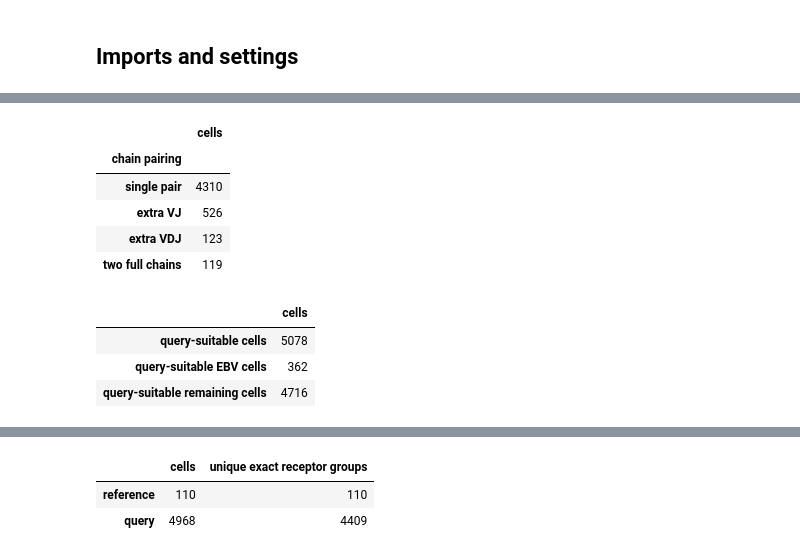
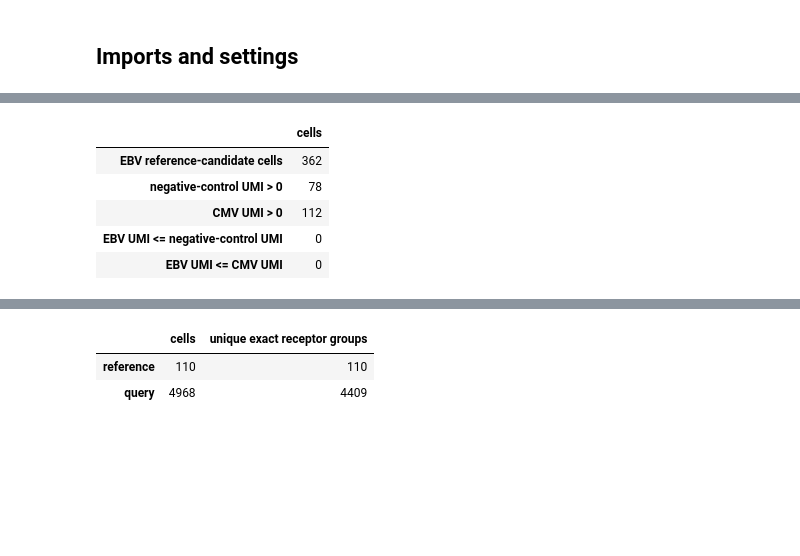
Before and after one commit to scverse/scirpy, a Jupyter notebook: docs/tutorials/tutorial_beam_t_query.ipynb, the cells around one changed output, grey strips where cells are left out. Saved outputs shown, nothing was run; the diff lists cells and outputs as text; code cells hidden in the pictures; blank space fills up the shorter version.

Commit message:
docs: address BEAM-T tutorial review

```diff
--- a/docs/tutorials/tutorial_beam_t_query.ipynb
+++ b/docs/tutorials/tutorial_beam_t_query.ipynb
@@ -18,5 +17,5 @@ This tutorial keeps `EBV_score` and `CMV_score` as continuous metadata throughou
 # %%
-# Hidden documentation setup: data retrieval and warning suppression.
+# Hidden documentation setup: retrieve pinned public files.
 import os
 import warnings
 from pathlib import Path
@@ -31,21 +30,20 @@ warnings.filterwarnings(
 warnings.filterwarnings("ignore", message=r"Variable names are not unique.*", category=UserWarning)
 warnings.filterwarnings(
     "ignore",
-    message=r"Support for Awkward Arrays is currently experimental\. Behavior may change in the future\. Please report any issues you may encounter!",
+    message=r"Support for Awkward Arrays is currently experimental\..*",
 )
 
 CACHE_DIR = Path(os.environ.get("SCIRPY_DATA_DIR") or pooch.os_cache("scirpy")) / "tutorial-beam-t-query"
-CACHE_DIR.mkdir(parents=True, exist_ok=True)
 BASE_URL = (
     "https://cf.10xgenomics.com/samples/cell-vdj/7.1.0/"
     "10k_BEAM-T_Human_A1101_EBV_spikein_5pv2_10k_BEAM-T_Human_A1101_EBV_spikein_5pv2/"
 )
 FILES = {
-    "gex_h5": (
+    "feature_matrix": (
         "10k_BEAM-T_Human_A1101_EBV_spikein_5pv2_10k_BEAM-T_Human_A1101_EBV_spikein_5pv2_count_sample_filtered_feature_bc_matrix.h5",
         "284b22a51ec6048d14ffd6f26db09e8769bd694623982e0e8aaa5bae69d38ed5",
     ),
-    "vdj_csv": (
+    "tcr_contigs": (
         "10k_BEAM-T_Human_A1101_EBV_spikein_5pv2_10k_BEAM-T_Human_A1101_EBV_spikein_5pv2_vdj_t_filtered_contig_annotations.csv",
         "3113306fa032e5b3d20d109557e04240d32c3903452d5ad154a940a68f120dca",
     ),
@@ -80,6 +78,7 @@ mu.set_options(pull_on_update=False)
 
 BEAM_SCORE_THRESHOLD = 90.0
 FULL_PAIR_CATEGORIES = ["single pair", "extra VJ", "extra VDJ", "two full chains"]
-EXACT_GROUP_DISTANCE_KEY = "ir_dist_beam_t_exact_groups"
+EXACT_DISTANCE_KEY = "ir_dist_beam_t_exact"
 QUERY_DISTANCE_KEY = "ir_dist_beam_t_query_aa_identity"
 QUERY_KEY = "ir_query_beam_t_query_aa_identity"
+RANDOM_STATE = 0
@@ -173,7 +186,13 @@ To define exact paired-receptor groups in a way that matches the later query, we
 # %%
 ir.pp.index_chains(mdata)
 ir.tl.chain_qc(mdata)
-ir.pp.ir_dist(mdata, sequence="aa", metric="identity", cutoff=0, key_added=EXACT_GROUP_DISTANCE_KEY)
+ir.pp.ir_dist(
+    mdata,
+    sequence="aa",
+    metric="identity",
+    cutoff=0,
+    key_added=EXACT_DISTANCE_KEY,
+)
 ir.tl.define_clonotype_clusters(
     mdata,
     sequence="aa",
@@ -182,25 +201,35 @@ ir.tl.define_clonotype_clusters(
     dual_ir="primary_only",
     same_v_gene=False,
     key_added="exact_receptor_group",
-    distance_key=EXACT_GROUP_DISTANCE_KEY,
+    distance_key=EXACT_DISTANCE_KEY,
 )
 
 mdata.mod["airr"].obs["barcode"] = mdata.mod["airr"].obs_names.astype(str)
 airr_obs = mdata.mod["airr"].obs.copy()
-airr_obs["query_suitable"] = airr_obs["receptor_subtype"].eq("TRA+TRB") & airr_obs["chain_pairing"].isin(
-    FULL_PAIR_CATEGORIES
+airr_obs["query_suitable"] = (
+    airr_obs["receptor_subtype"].eq("TRA+TRB")
+    & airr_obs["chain_pairing"].isin(FULL_PAIR_CATEGORIES)
+)
+airr_obs["ebv_candidate"] = (
+    airr_obs["EBV_score"].ge(BEAM_SCORE_THRESHOLD)
+    & airr_obs["EBV_umi"].gt(0)
 )
 query_suitable = airr_obs.loc[airr_obs["query_suitable"]].copy()
-query_suitable["conservative_ebv_reference"] = query_suitable["EBV_score"].ge(BEAM_SCORE_THRESHOLD) & query_suitable[
-    "EBV_umi"
-].gt(0)
 
-display(
-    pd.DataFrame(
-        {"cells": [mdata.mod["gex"].n_obs, mdata.mod["airr"].n_obs, query_suitable.shape[0]]},
-        index=["GEX", "AIRR", "query-suitable AIRR"],
-    )
+candidate_qc = query_suitable.loc[query_suitable["ebv_candidate"]]
+qc_summary = pd.Series(
+    {
+        "EBV reference-candidate cells": candidate_qc.shape[0],
+        "negative-control UMI > 0": candidate_qc["negative_control_umi"].gt(0).sum(),
+        "CMV UMI > 0": candidate_qc["CMV_umi"].gt(0).sum(),
+        "EBV UMI <= negative-control UMI": candidate_qc["EBV_umi"].le(candidate_qc["negative_control_umi"]).sum(),
+        "EBV UMI <= CMV UMI": candidate_qc["EBV_umi"].le(candidate_qc["CMV_umi"]).sum(),
+    },
+    name="cells",
 )
+assert qc_summary.loc["EBV UMI <= negative-control UMI"] == 0
+assert qc_summary.loc["EBV UMI <= CMV UMI"] == 0
+
 display(
     query_suitable["chain_pairing"]
     .value_counts()
@@ -208,17 +237,6 @@ display(
     .rename_axis("chain pairing")
     .to_frame("cells")
 )
-display(
-    pd.DataFrame(
-        {
-            "cells": [
-                query_suitable.shape[0],
-                int(query_suitable["conservative_ebv_reference"].sum()),
-                int((~query_suitable["conservative_ebv_reference"]).sum()),
-            ]
-        },
-        index=["query-suitable cells", "query-suitable EBV cells", "query-suitable remaining cells"],
-    )
-)
+display(qc_summary.to_frame())
 # %% [output]
 |  | cells |
@@ -228,10 +248,6 @@ display(
 |  | cells |
-| chain pairing |  |
-| single pair | 4310 |
-| extra VJ | 526 |
-| extra VDJ | 123 |
-| two full chains | 119 |
+| EBV reference-candidate cells | 362 |
+| negative-control UMI > 0 | 78 |
+| CMV UMI > 0 | 112 |
+| EBV UMI <= negative-control UMI | 0 |
+| EBV UMI <= CMV UMI | 0 |
-|  | cells |
-| query-suitable cells | 5078 |
-| query-suitable EBV cells | 362 |
-| query-suitable remaining cells | 4716 |
```
Also changed, not shown: parts of 24 cells of this notebook.
